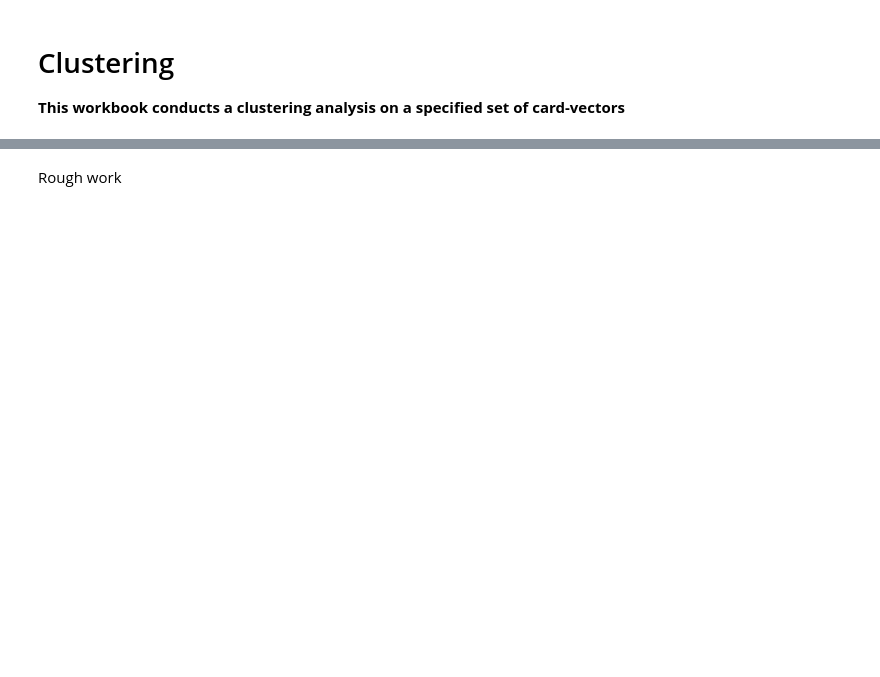
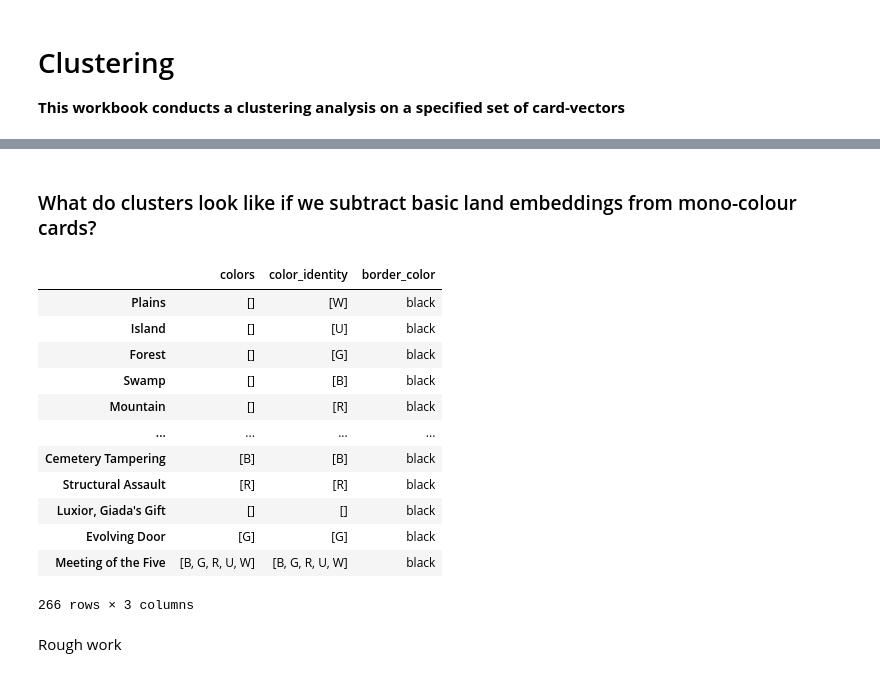
Before and after one commit to afreefaw/MTG-card2vec, a Jupyter notebook: clustering.ipynb, the cells around one changed output, grey strips where cells are left out. Drawn from its saved outputs; the diff is of its cells as text; code cells hidden in the pictures; blank space fills up the shorter version.

```diff
--- a/clustering.ipynb
+++ b/clustering.ipynb
@@ -32 +34,7 @@ card_vectors = card_vectors_keyed[card_vectors_keyed.index_to_key]
+# %%
+# cards = scry(tsne_df['card'])
+cards_json = [card.json() for card in cards]
+cards_df = pd.json_normalize(cards_json)
+cards_df.rename(columns={'image_uris.large':'image'}, inplace=True)
+cards_df.set_index('name', drop=False, inplace=True)
 # %% [markdown]
@@ -36,6 +44,8 @@ card_vectors = card_vectors_keyed[card_vectors_keyed.index_to_key]
 tsne_model = TSNE(n_components=2)
 tsne_out = tsne_model.fit_transform(card_vectors)
 # %%
-# Create a DataFrame from t-SNE outputs
-tsne_df = pd.DataFrame(tsne_out, index=card_vectors_keyed.index_to_key, columns = ['a','b']) # arbitrary names for t-SNE components
+# Create a DataFrame from t-SNE outputs and join with our card metadata
+tsne_df = pd.DataFrame(tsne_out, index=card_vectors_keyed.index_to_key, columns = ['tsne_1','tsne_2']) # arbitrary names for t-SNE components
 tsne_df['card'] = card_vectors_keyed.index_to_key
+
+cards_df = cards_df.merge(right=tsne_df, how='inner', left_index=True, right_index=True)
@@ -50,0 +63,18 @@ tsne_df.head() # View data sample
+# %% [markdown]
+### What do clusters look like if we subtract basic land embeddings from mono-colour cards?
+# %%
+cards_df.filter(regex=("color"))
+# %% [output]
+|  | colors | color_identity | border_color |
+| Plains | [] | [W] | black |
+| Island | [] | [U] | black |
+| Forest | [] | [G] | black |
+| Swamp | [] | [B] | black |
+| Mountain | [] | [R] | black |
+| ... | ... | ... | ... |
+| Cemetery Tampering | [B] | [B] | black |
+| Structural Assault | [R] | [R] | black |
+| Luxior, Giada's Gift | [] | [] | black |
+| Evolving Door | [G] | [G] | black |
+| Meeting of the Five | [B, G, R, U, W] | [B, G, R, U, W] | black |
+266 rows × 3 columns
```
Also changed, not shown: parts of 12 cells of this notebook.
